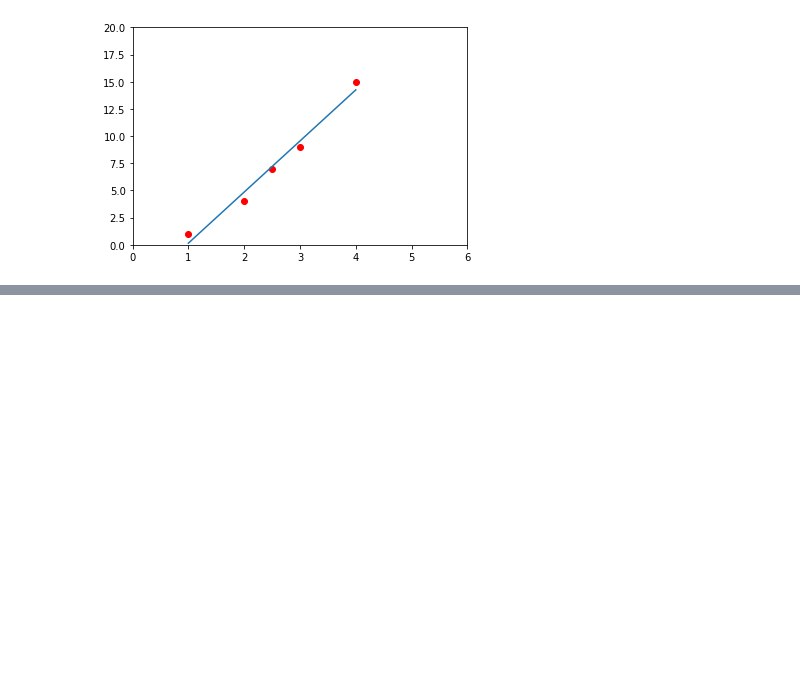
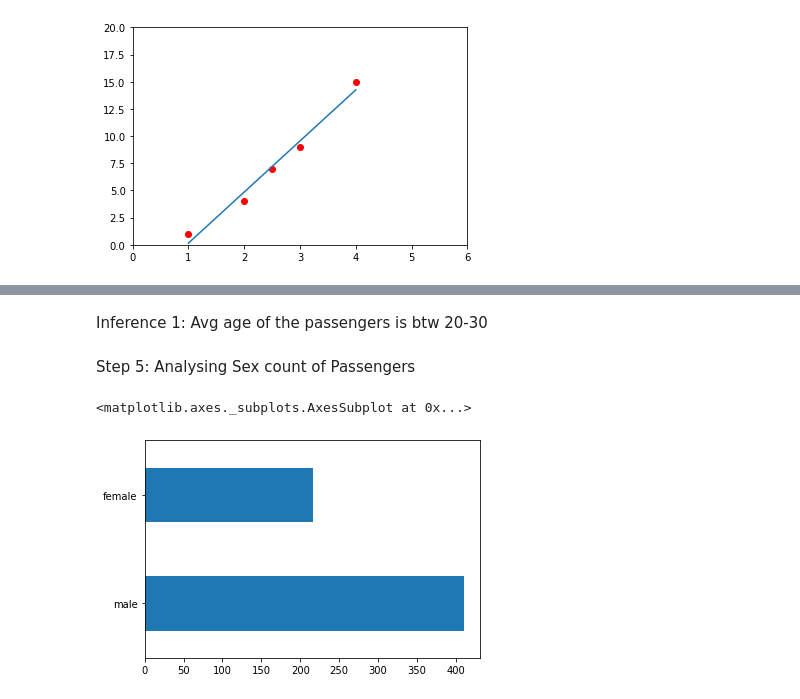
Before and after one commit to koushikpr/Machine-Learning-end-to-end-Implementations, a Jupyter notebook: Tensorflow_Practise.ipynb, the cells around one changed output, grey strips where cells are left out. Cells and saved outputs as stored; diff of their text form; code cells hidden in the pictures; blank space fills up the shorter version.

```diff
--- a/Tensorflow_Practise.ipynb
+++ b/Tensorflow_Practise.ipynb
@@ -196,0 +236,10 @@ reading = pd.read_csv()
+# %% [markdown]
+Inference 1: Avg age of the passengers is btw 20-30
+# %% [markdown]
+Step 5: Analysing Sex count of Passengers
+# %%
+count=reading.sex.value_counts()
+count.plot(kind='barh')
+# %% [output]
+<matplotlib.axes._subplots.AxesSubplot at 0x...>
+[figure, added]
```
Also changed, not shown: parts of 21 cells of this notebook.
